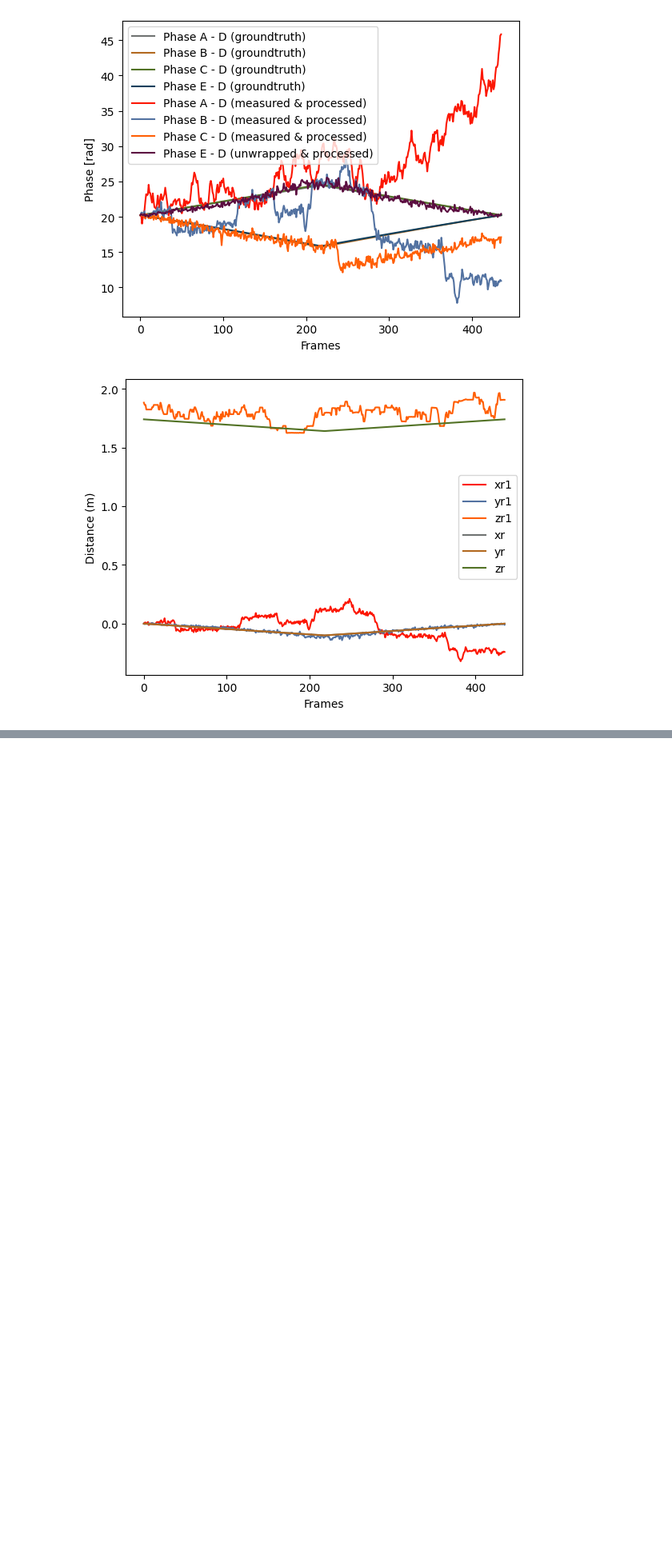
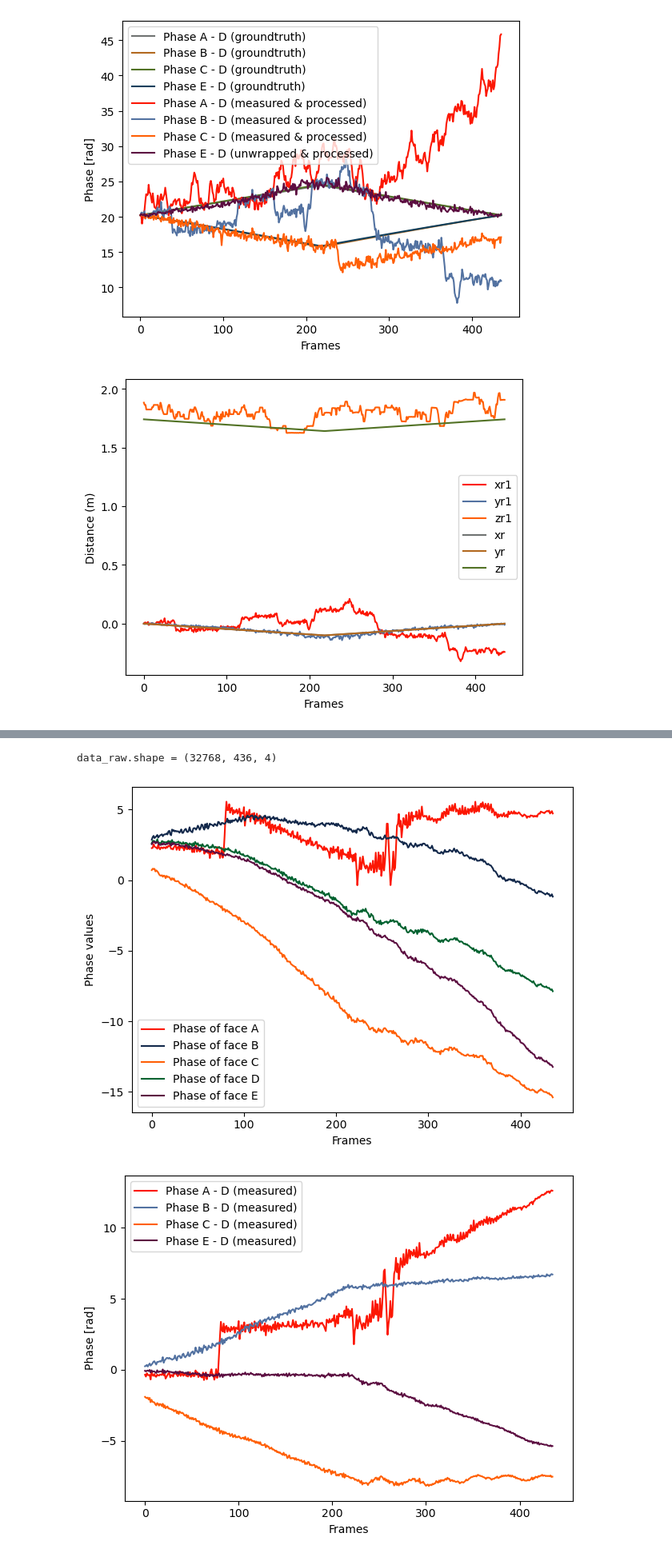
Before and after one commit to sohamc1/mmLand, a Jupyter notebook: 3d_method_full.ipynb, the cells around one changed output, grey strips where cells are left out. Shown at 80% size. Drawn from its saved outputs; the diff is of its cells as text; code cells hidden in the pictures; blank space fills up the shorter version.

```diff
--- a/3d_method_full.ipynb
+++ b/3d_method_full.ipynb
@@ -862,0 +875,9 @@ data_raw.shape = (32768, 436, 4)
+# %%
+# NLOS
+groundtruth_points = [(0,0,1.15), (-0.1, 0, 1.15), (-0.1, 0.1, 1.15)]
+
+full_processing("/nas-data/soham/drone-landing/12_5_motionstage_car_nlos_1-24GHz.pickle", 436, new_tag, groundtruth_points, int(436/2), initial_guess=[np.pi/2, np.pi/2])
+# %% [output]
+data_raw.shape = (32768, 436, 4)
+[figure, added]
+[figure, added]
```
Also changed, not shown: parts of 4 cells of this notebook, 1 other file.
